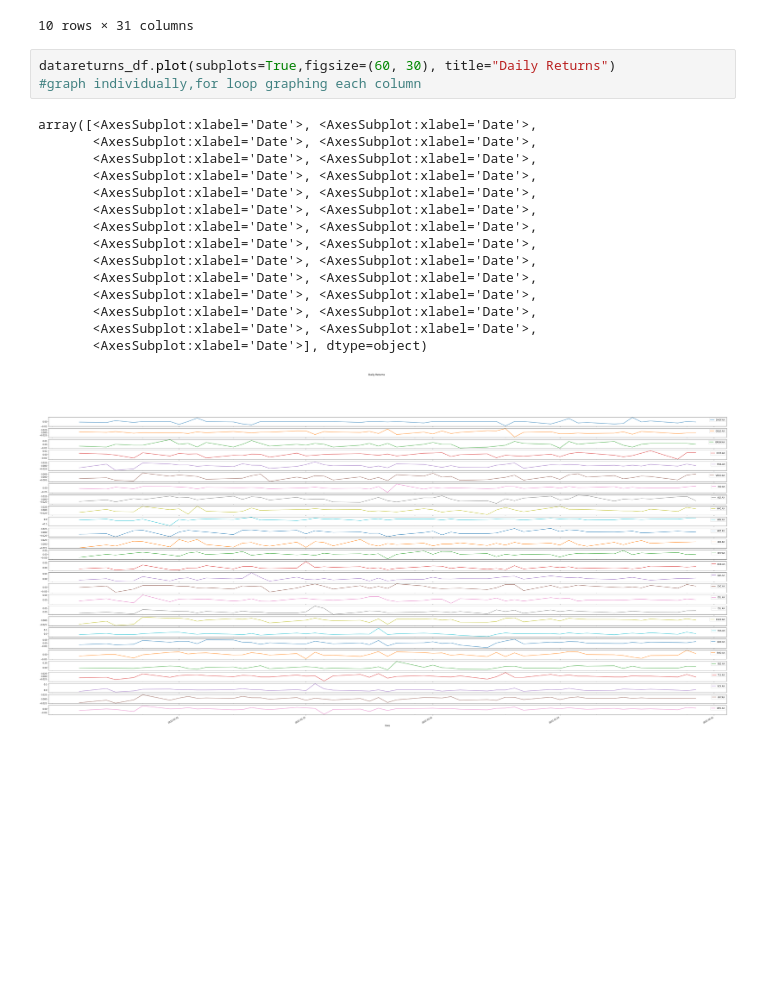
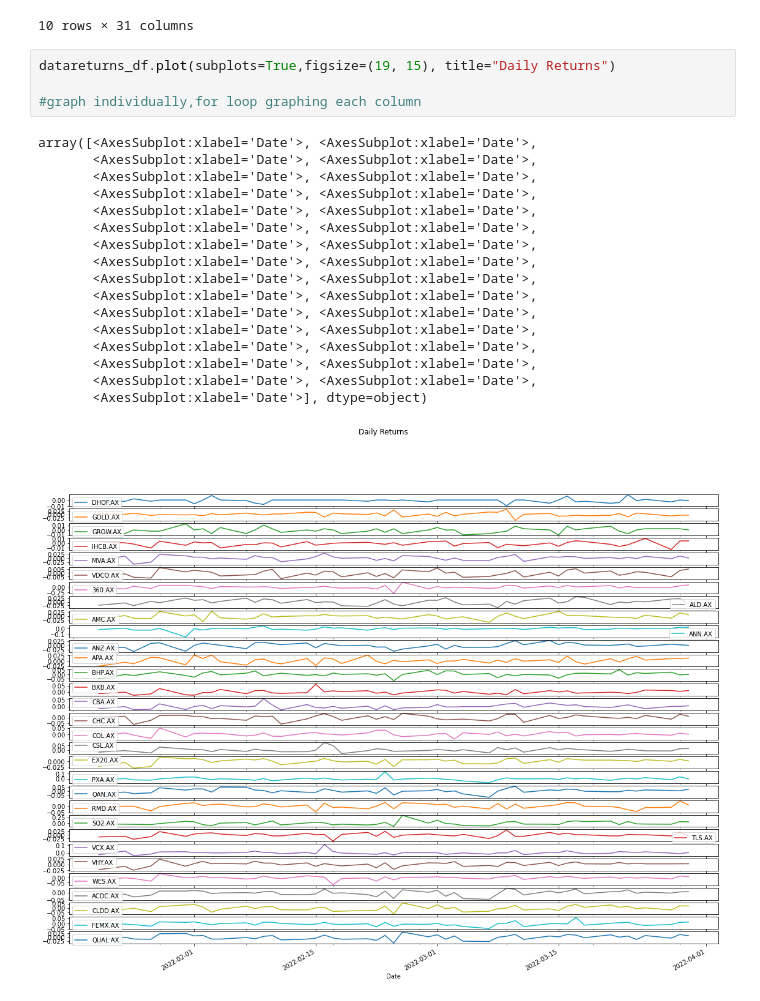
Before and after one commit to JimP315/PossibleAPI, a Jupyter notebook: PossibleAPI.ipynb, the cells around one changed output. Cells and saved outputs as stored; diff of their text form; blank space fills up the shorter version.

```diff
--- a/PossibleAPI.ipynb
+++ b/PossibleAPI.ipynb
@@ -54,22 +104,25 @@ datareturns_df.head(10)
 | 2022-02-03 | 0.007099 | 0.005751 | -0.007937 | 0.001504 | -0.005437 | 0.000757 | -0.072832 | -0.007541 | 0.029951 | -0.003851 | ... | ... |
 10 rows × 31 columns
 # %%
-datareturns_df.plot(subplots=True,figsize=(60, 30), title="Daily Returns")
+datareturns_df.plot(subplots=True,figsize=(19, 15), title="Daily Returns")
+
 #graph individually,for loop graphing each column
 # %% [output]
 array([<AxesSubplot:xlabel='Date'>, <AxesSubplot:xlabel='Date'>,
        <AxesSubplot:xlabel='Date'>, <AxesSubplot:xlabel='Date'>,
        <AxesSubplot:xlabel='Date'>, <AxesSubplot:xlabel='Date'>,
        <AxesSubplot:xlabel='Date'>, <AxesSubplot:xlabel='Date'>,
        <AxesSubplot:xlabel='Date'>, <AxesSubplot:xlabel='Date'>,
        <AxesSubplot:xlabel='Date'>, <AxesSubplot:xlabel='Date'>,
        <AxesSubplot:xlabel='Date'>, <AxesSubplot:xlabel='Date'>,
        <AxesSubplot:xlabel='Date'>, <AxesSubplot:xlabel='Date'>,
        <AxesSubplot:xlabel='Date'>, <AxesSubplot:xlabel='Date'>,
        <AxesSubplot:xlabel='Date'>, <AxesSubplot:xlabel='Date'>,
        <AxesSubplot:xlabel='Date'>, <AxesSubplot:xlabel='Date'>,
        <AxesSubplot:xlabel='Date'>, <AxesSubplot:xlabel='Date'>,
        <AxesSubplot:xlabel='Date'>, <AxesSubplot:xlabel='Date'>,
+       <AxesSubplot:xlabel='Date'>, <AxesSubplot:xlabel='Date'>,
+       <AxesSubplot:xlabel='Date'>, <AxesSubplot:xlabel='Date'>,
        <AxesSubplot:xlabel='Date'>], dtype=object)
-[figure, old version]
+[figure, new version]
 # %%
```
Also changed, not shown: parts of 5 cells of this notebook.
